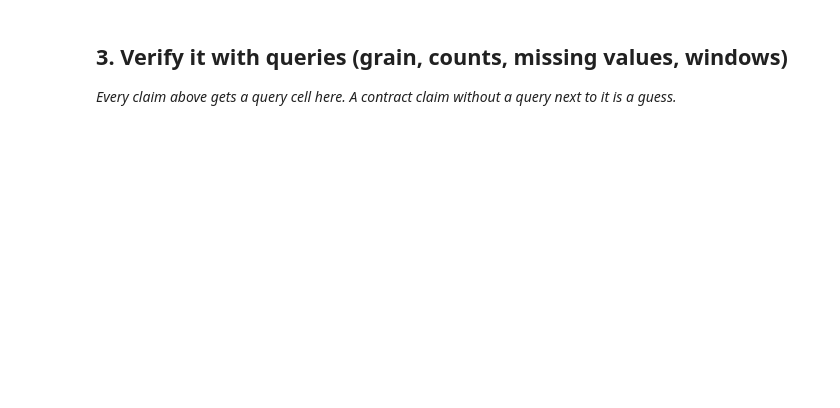
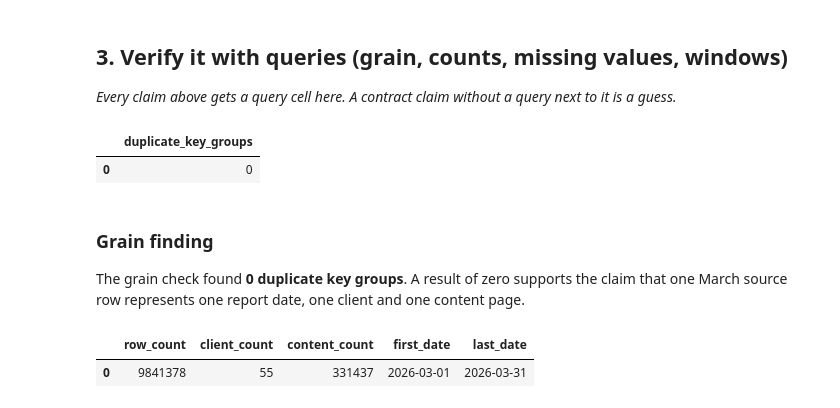
Before and after one commit to khadeja-qureshi/Machine-Learning-Internship, a Jupyter notebook: work/notebooks/w03_data_contract.ipynb, the cells around one changed output. Drawn from its saved outputs; the diff is of its cells as text; code cells hidden in the pictures; blank space fills up the shorter version.

```diff
--- a/work/notebooks/w03_data_contract.ipynb
+++ b/work/notebooks/w03_data_contract.ipynb
@@ -8,0 +20,29 @@ This skeleton is yours to fill. Work the sections **in order** — each one has
+# %%
+%pip install -q duckdb pandas scikit-learn
+
+import duckdb
+import pandas as pd
+import numpy as np
+
+# Connect DuckDB to the gated Hugging Face dataset.
+con = duckdb.connect()
+
+# The token is used only in memory. It is never printed.
+safe_token = HF_TOKEN.replace("'", "''")
+
+con.execute(f"""
+    CREATE SECRET hf_access (
+        TYPE huggingface,
+        TOKEN '{safe_token}'
+    )
+""")
+
+REL = "hf://datasets/FlyRank/internship-warehouse"
+
+MARCH_TABLE = f"""
+    read_parquet(
+        '{REL}/fact_content_daily_performance/month=2026-03/*.parquet'
+    )
+"""
+
+print("Connected to the March 2026 warehouse partition.")
@@ -24,3 +120,53 @@ This skeleton is yours to fill. Work the sections **in order** — each one has
 ## 3. Verify it with queries (grain, counts, missing values, windows)
 
 *Every claim above gets a query cell here. A contract claim without a query next to it is a guess.*
+# %%
+# This cell is for CODE (numbers, a query, a check).
+# Write your text answer in the cell ABOVE this one — typing sentences here breaks Run All.
+
+# VERIFICATION QUERY 1 OF 3 — GRAIN
+# One source row should represent one:
+# report_date × client_hash_id × content_hash_id
+
+grain_check = con.sql(f"""
+    SELECT COUNT(*) AS duplicate_key_groups
+    FROM (
+        SELECT
+            report_date,
+            client_hash_id,
+            content_hash_id,
+            COUNT(*) AS rows_per_key
+        FROM {MARCH_TABLE}
+        GROUP BY
+            report_date,
+            client_hash_id,
+            content_hash_id
+        HAVING COUNT(*) > 1
+    )
+""").df()
+
+display(grain_check)
+# %% [output]
+|  | duplicate_key_groups |
+| 0 | 0 |
+# %% [markdown]
+### Grain finding
+
+The grain check found **0 duplicate key groups**. A result of zero supports the claim that one March source row represents one report date, one client and one content page.
+# %%
+# VERIFICATION QUERY 2 OF 3 — ROW COUNT AND DATE SPAN
+
+slice_summary = con.sql(f"""
+    SELECT
+        COUNT(*) AS row_count,
+        COUNT(DISTINCT client_hash_id) AS client_count,
+        COUNT(DISTINCT content_hash_id) AS content_count,
+        MIN(report_date) AS first_date,
+        MAX(report_date) AS last_date
+    FROM {MARCH_TABLE}
+""").df()
+
+display(slice_summary)
+# %% [output]
+|  | row_count | client_count | content_count | first_date | last_date |
+| 0 | 9841378 | 55 | 331437 | 2026-03-01 | 2026-03-31 |
```
Also changed, not shown: parts of 18 cells of this notebook.
